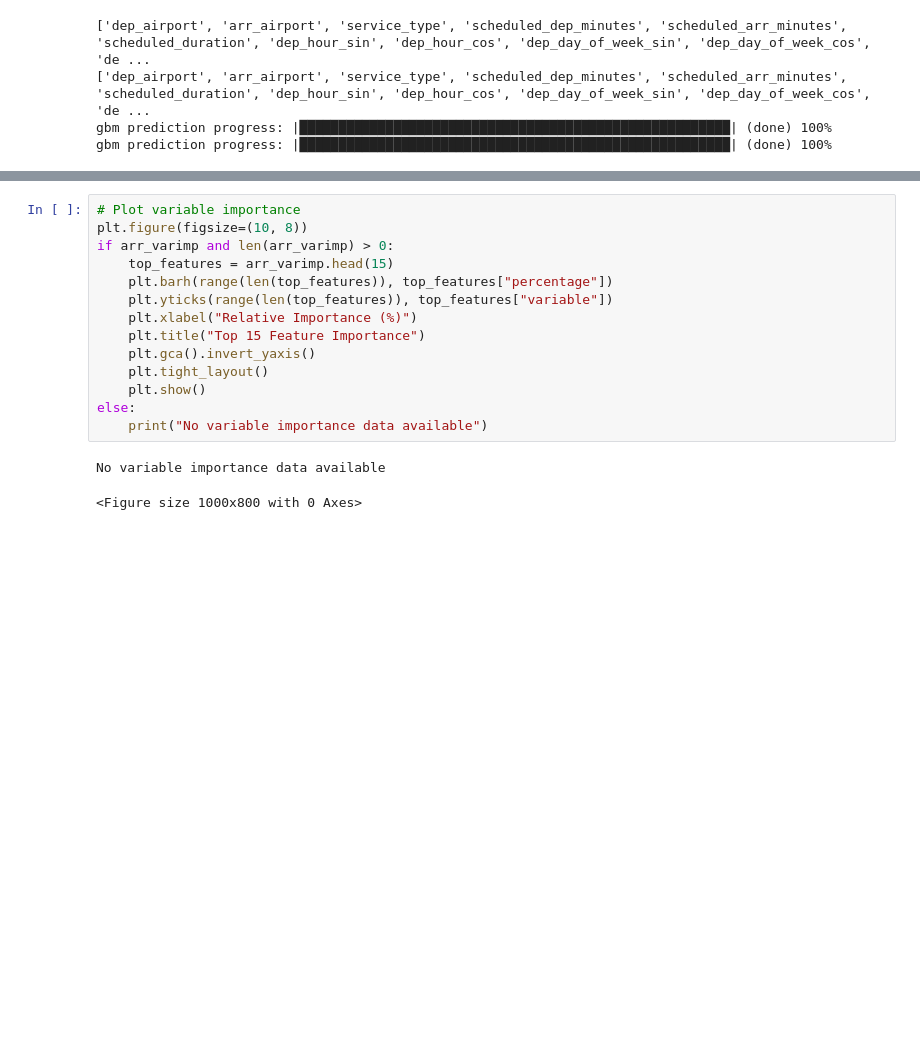
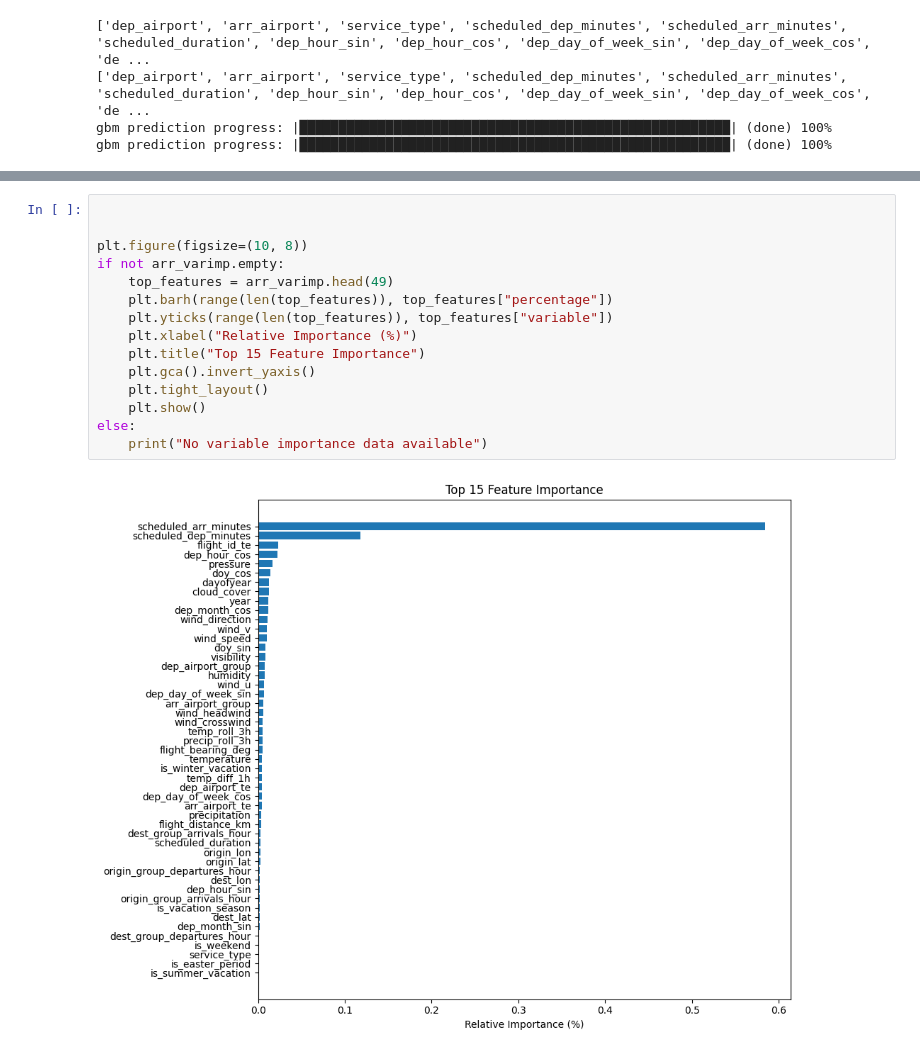
Before and after one commit to tobiasfremming/AvinorHackathon, a Jupyter notebook: prediction/h2o_regression_pipeline2.ipynb, the cells around one changed output, grey strips where cells are left out. Saved outputs shown, nothing was run; the diff lists cells and outputs as text; blank space fills up the shorter version.

```diff
--- a/prediction/h2o_regression_pipeline2.ipynb
+++ b/prediction/h2o_regression_pipeline2.ipynb
@@ -643,17 +640,17 @@ No variable importance data available
 # %%
-# Plot variable importance
+
+
 plt.figure(figsize=(10, 8))
-if arr_varimp and len(arr_varimp) > 0:
-    top_features = arr_varimp.head(15)
+if not arr_varimp.empty:
+    top_features = arr_varimp.head(49)
     plt.barh(range(len(top_features)), top_features["percentage"])
     plt.yticks(range(len(top_features)), top_features["variable"])
     plt.xlabel("Relative Importance (%)")
     plt.title("Top 15 Feature Importance")
     plt.gca().invert_yaxis()
     plt.tight_layout()
     plt.show()
 else:
     print("No variable importance data available")
 # %% [output]
-No variable importance data available
-<Figure size 1000x800 with 0 Axes>
+[figure, added]
```
Also changed, not shown: parts of 12 cells of this notebook.
